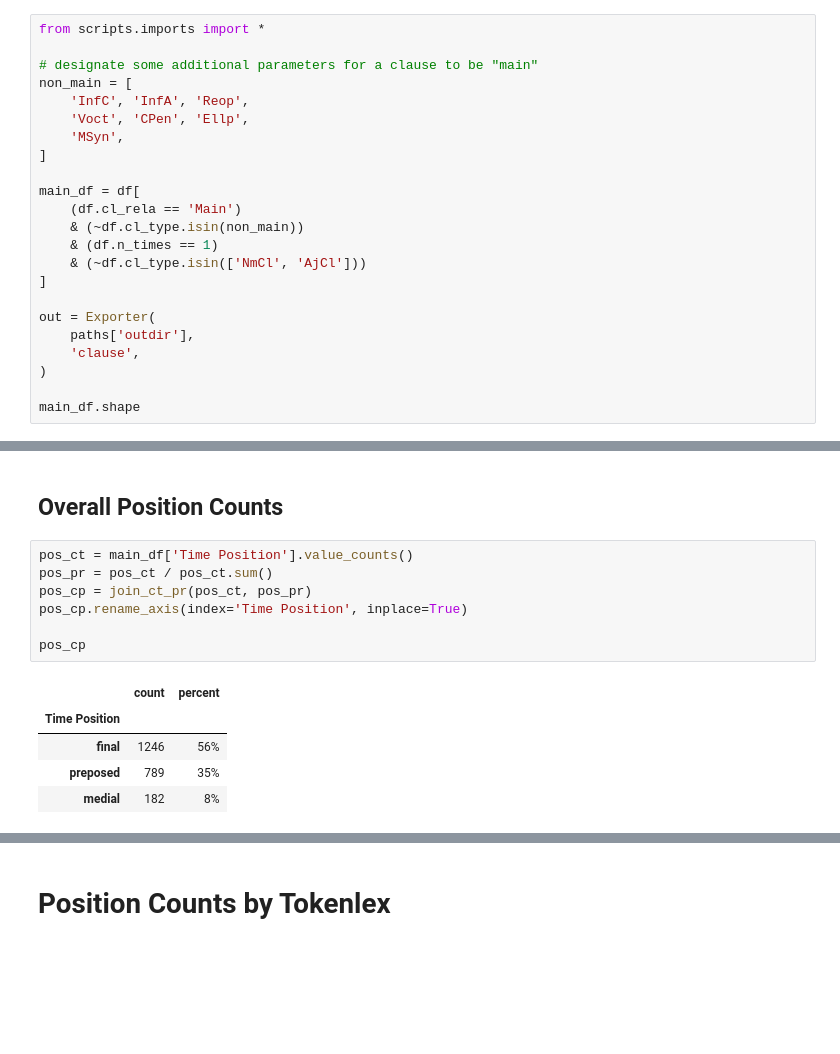
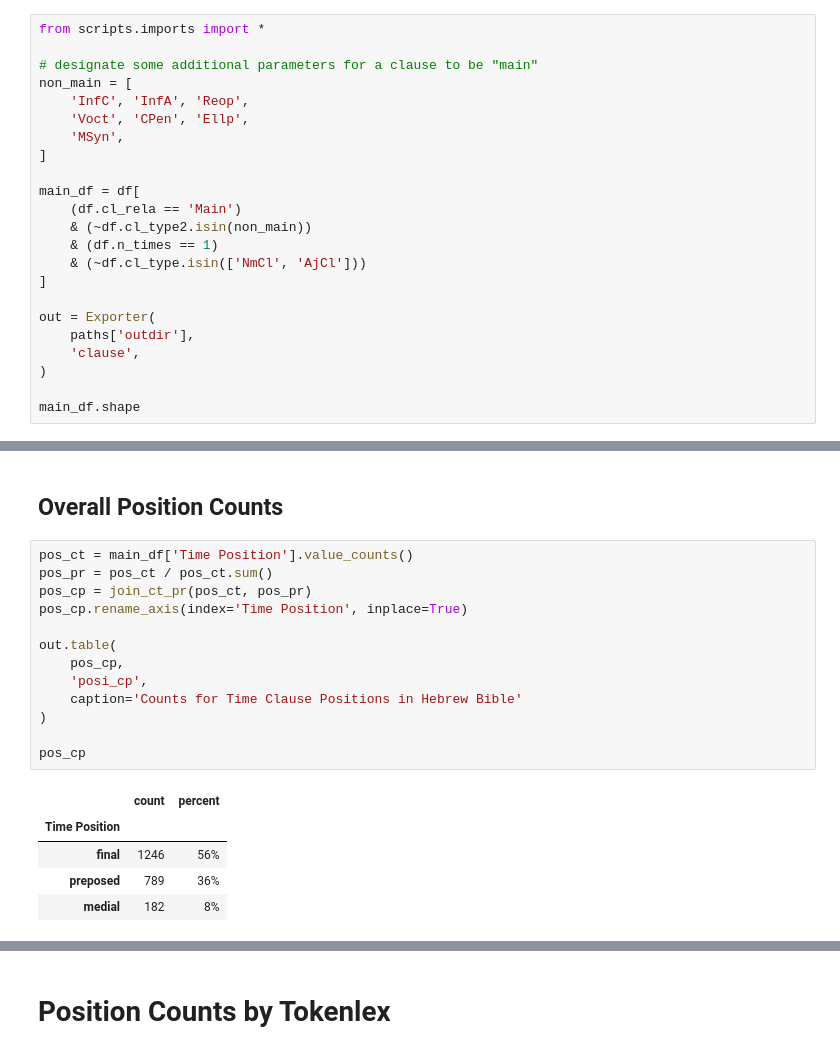
Before and after one commit to CambridgeSemiticsLab/BH_time_collocations, a Jupyter notebook: workflow/notebooks/analysis/1_clause_wordorder.ipynb, the cells around one changed output, grey strips where cells are left out. Saved outputs shown, nothing was run; the diff lists cells and outputs as text; blank space fills up the shorter version.

```diff
--- a/workflow/notebooks/analysis/1_clause_wordorder.ipynb
+++ b/workflow/notebooks/analysis/1_clause_wordorder.ipynb
@@ -12,7 +12,7 @@ non_main = [
 
 main_df = df[
     (df.cl_rela == 'Main')
-    & (~df.cl_type.isin(non_main))
+    & (~df.cl_type2.isin(non_main))
     & (df.n_times == 1)
     & (~df.cl_type.isin(['NmCl', 'AjCl']))
 ]
@@ -72,13 +72,19 @@ out.number(
 # %%
 pos_ct = main_df['Time Position'].value_counts()
 pos_pr = pos_ct / pos_ct.sum()
 pos_cp = join_ct_pr(pos_ct, pos_pr)
 pos_cp.rename_axis(index='Time Position', inplace=True)
 
+out.table(
+    pos_cp,
+    'posi_cp',
+    caption='Counts for Time Clause Positions in Hebrew Bible'
+)
+
 pos_cp
 # %% [output]
 |  | count | percent |
 | Time Position |  |  |
 | final | 1246 | 56% |
-| preposed | 789 | 35% |
+| preposed | 789 | 36% |
 | medial | 182 | 8% |
```
Also changed, not shown: parts of 30 cells of this notebook, 28 other files.
